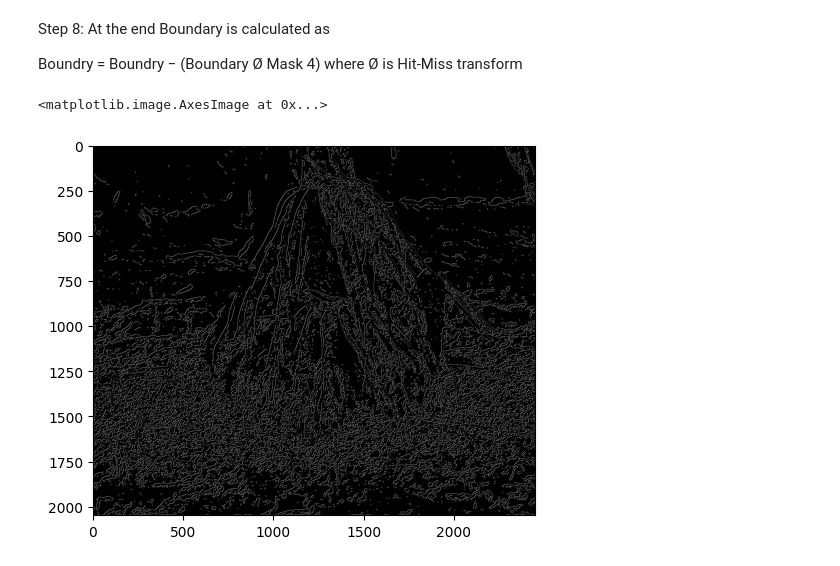
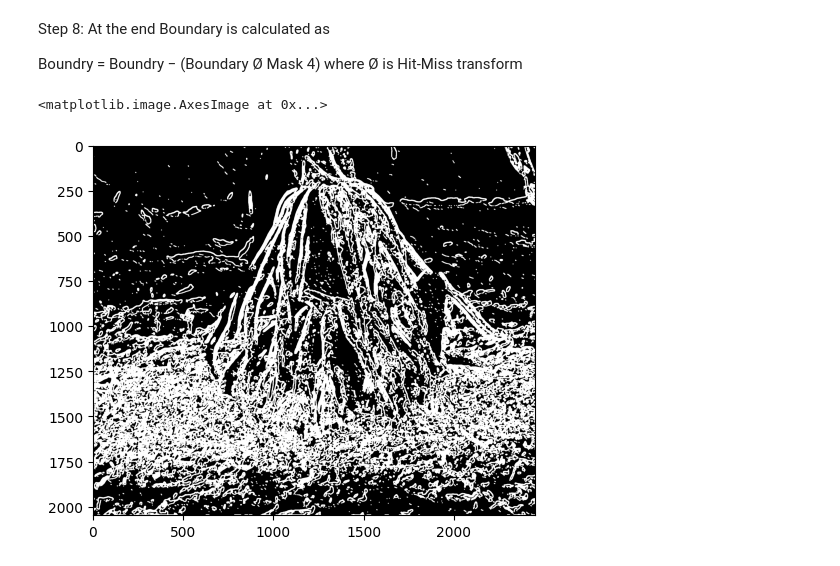
Before and after one commit to KopiousKarp/code_notebooks, a Jupyter notebook: braceroot_plantcv/novel_edge_detection_algorithm.ipynb, the cells around one changed output. Saved outputs shown, nothing was run; the diff lists cells and outputs as text; code cells hidden in the pictures.

```diff
--- a/braceroot_plantcv/novel_edge_detection_algorithm.ipynb
+++ b/braceroot_plantcv/novel_edge_detection_algorithm.ipynb
@@ -100,8 +106,9 @@ At the end Boundary is calculated as
 
 Boundry = Boundry − (Boundary Ø Mask 4) where Ø is Hit-Miss transform
 # %%
-boundary = step7 - cv2.morphologyEx(step7.astype(np.uint8),cv2.MORPH_HITMISS,connectivity_kernel)
+# boundary = step7 - cv2.morphologyEx(step7.astype(np.uint8),cv2.MORPH_HITMISS,connectivity_kernel)
+boundary = cv2.morphologyEx(step7, cv2.MORPH_CLOSE, fill_kernel)
 plt.imshow(boundary,cmap="Greys_r")
 # %% [output]
 <matplotlib.image.AxesImage at 0x...>
-[figure, old version]
+[figure, new version]
```
Also changed, not shown: parts of 5 cells of this notebook, 2 other files.
